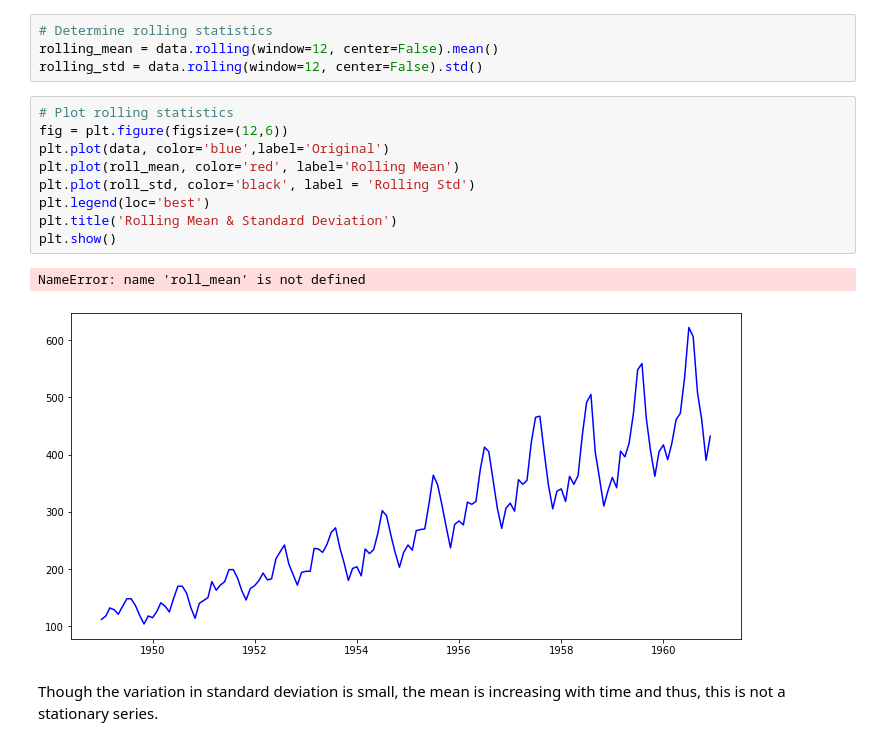
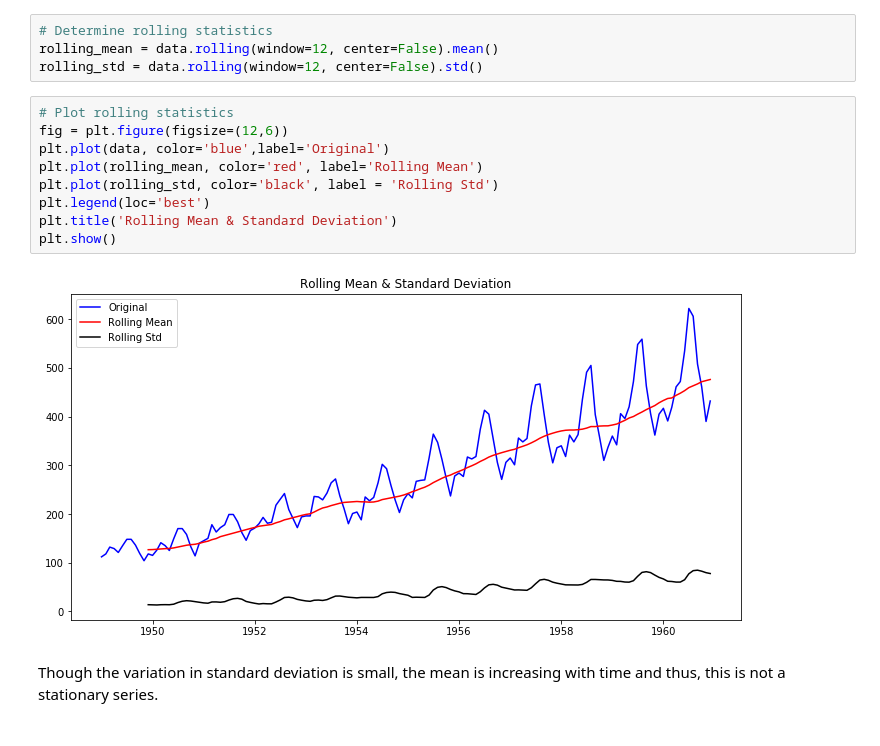
Before and after one commit to GabeSArn/dsc-testing-for-trends-lab-nyc-ds-033020, a Jupyter notebook: index.ipynb, the cells around one changed output. Saved outputs shown, nothing was run; the diff lists cells and outputs as text.

```diff
--- a/index.ipynb
+++ b/index.ipynb
@@ -79,15 +79,14 @@ rolling_std = data.rolling(window=12, center=False).std()
 # %%
 # Plot rolling statistics
 fig = plt.figure(figsize=(12,6))
 plt.plot(data, color='blue',label='Original')
-plt.plot(roll_mean, color='red', label='Rolling Mean')
-plt.plot(roll_std, color='black', label = 'Rolling Std')
+plt.plot(rolling_mean, color='red', label='Rolling Mean')
+plt.plot(rolling_std, color='black', label = 'Rolling Std')
 plt.legend(loc='best')
 plt.title('Rolling Mean & Standard Deviation')
 plt.show()
 # %% [output]
-NameError: name 'roll_mean' is not defined
-[figure, old version]
+[figure, new version]
 # %% [markdown]
 Though the variation in standard deviation is small, the mean is increasing with time and thus, this is not a stationary series.
 # %% [markdown]
```
